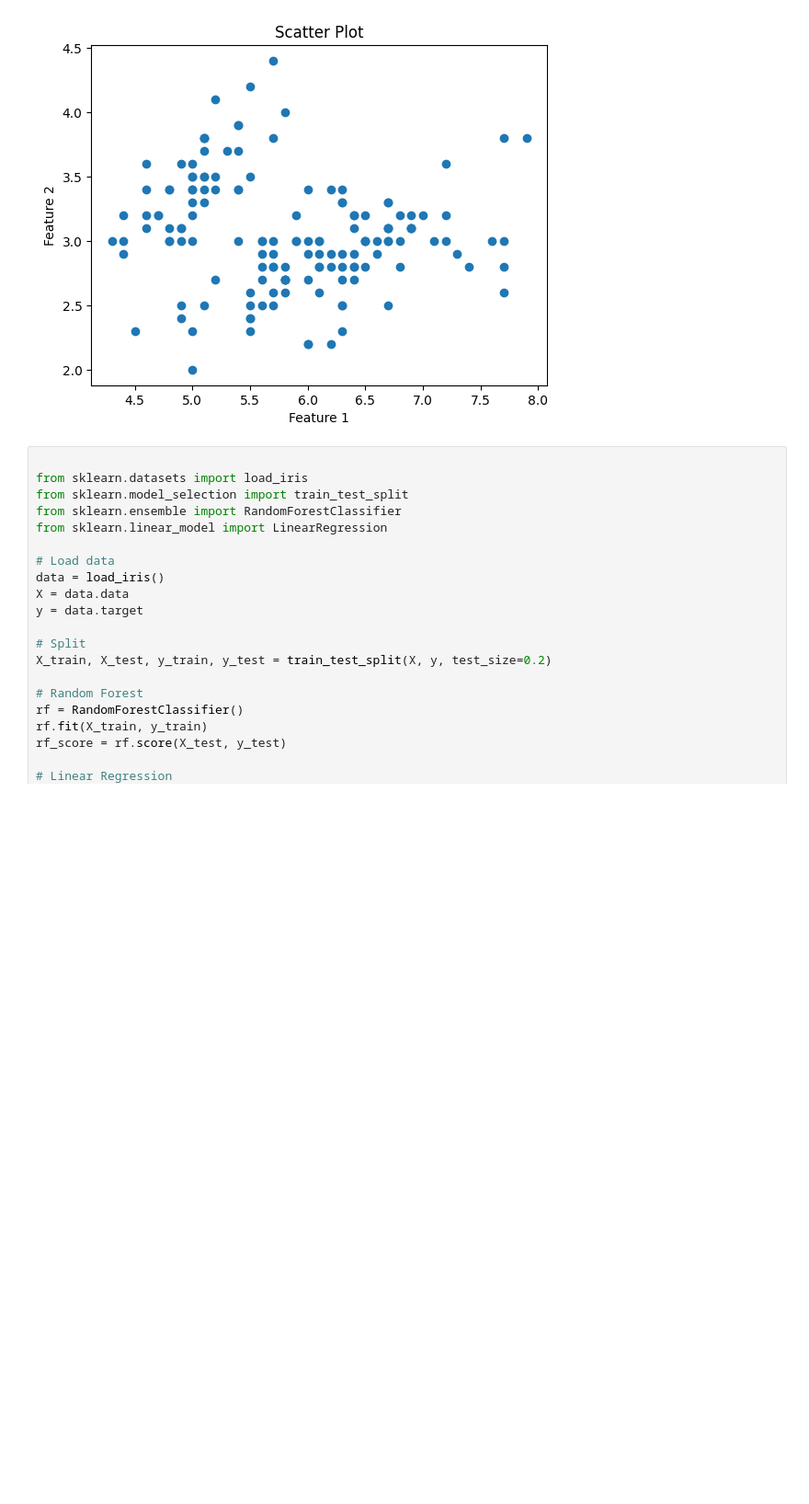
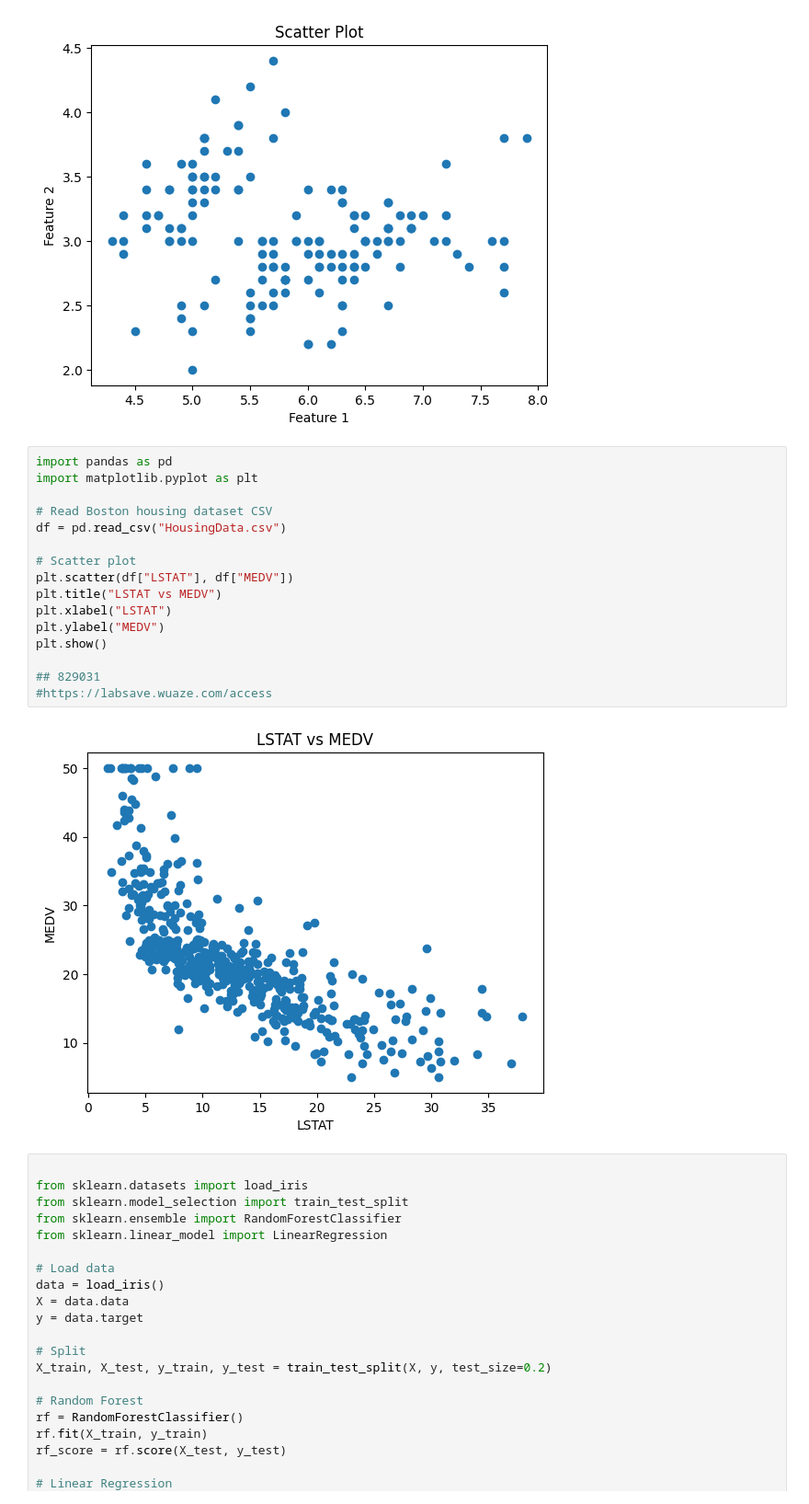
Before and after one commit to TanmayNileshShinde/notebook-viewer, a Jupyter notebook: public/notebooks/dududu.ipynb, the cells around one changed output. Shown at 92% size. Saved outputs shown, nothing was run; the diff lists cells and outputs as text; blank space fills up the shorter version.

```diff
--- a/public/notebooks/dududu.ipynb
+++ b/public/notebooks/dududu.ipynb
@@ -843,6 +843,24 @@ plt.title("Scatter Plot")
 plt.show()
 # %% [output]
 [figure]
+# %%
+import pandas as pd
+import matplotlib.pyplot as plt
+
+# Read Boston housing dataset CSV
+df = pd.read_csv("HousingData.csv")
+
+# Scatter plot
+plt.scatter(df["LSTAT"], df["MEDV"])
+plt.title("LSTAT vs MEDV")
+plt.xlabel("LSTAT")
+plt.ylabel("MEDV")
+plt.show()
+
+## 829031
+#https://labsave.wuaze.com/access
+# %% [output]
+[figure, added]
 # %%
 
 from sklearn.datasets import load_iris
```
